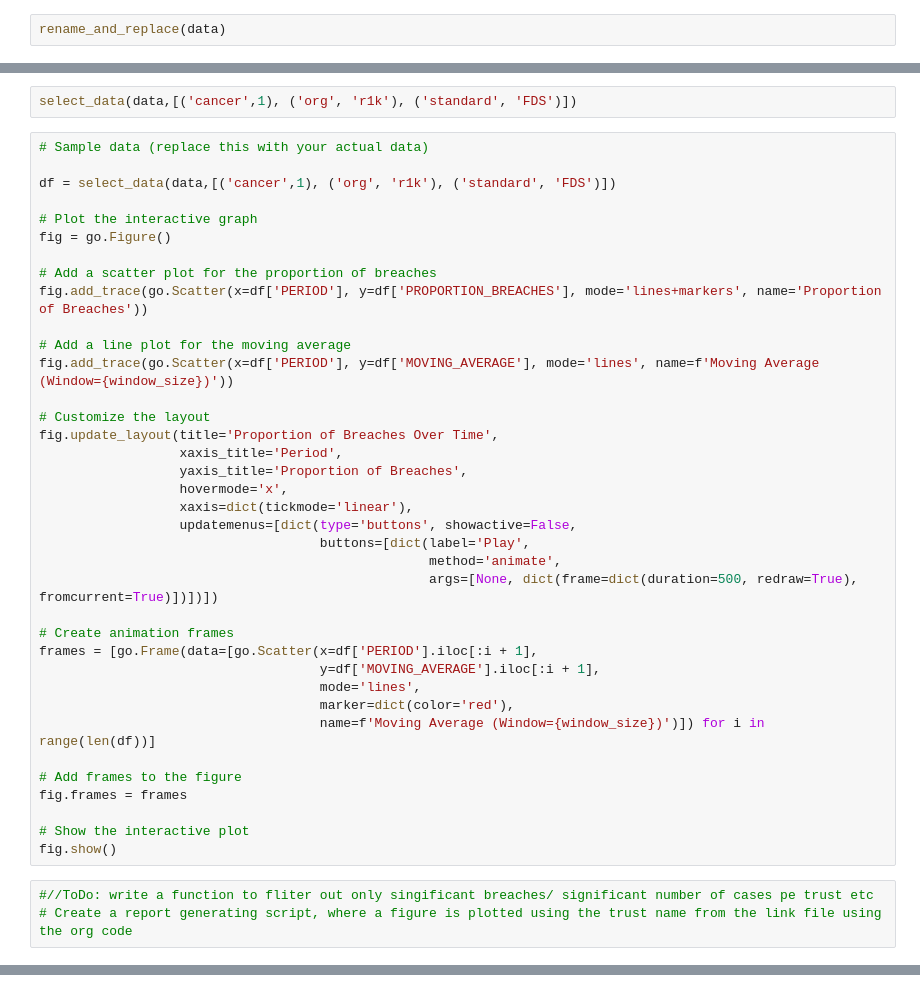
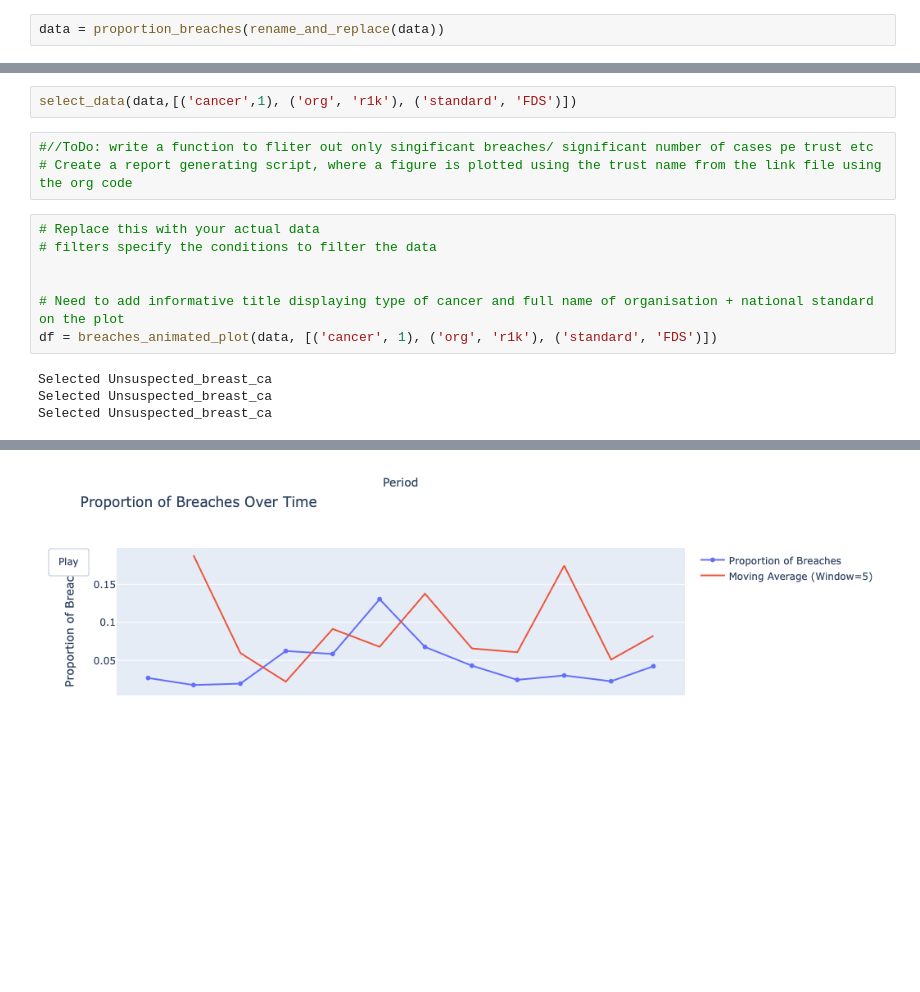
Before and after one commit to ploginovic/hpdm139_A2, a Jupyter notebook: canseer/workstation_21stDec.ipynb, the cells around one changed output, grey strips where cells are left out. Cells and saved outputs as stored; diff of their text form; blank space fills up the shorter version.

Commit message:
Added breaches_animated_plot() function, a plotly interactive plot

```diff
--- a/canseer/workstation_21stDec.ipynb
+++ b/canseer/workstation_21stDec.ipynb
@@ -27,4 +31,4 @@ from data_wrangling import proportion_breaches, rename_and_replace
 # %%
 data = read_cancer_data()
 # %%
-rename_and_replace(data)
+data = proportion_breaches(rename_and_replace(data))
@@ -41,43 +43,17 @@ sns.stripplot(x='PERIOD', y = 'BREACHES', data=select_org(df=data,org_str='R1K')
 sns.lineplot(x='PERIOD', y='BREACHES', data=select_org(data,'R0A').groupby(by='PERIOD').sum())
 # %%
 select_data(data,[('cancer',1), ('org', 'r1k'), ('standard', 'FDS')])
-# %%
-# Sample data (replace this with your actual data)
-
-df = select_data(data,[('cancer',1), ('org', 'r1k'), ('standard', 'FDS')])
-
-# Plot the interactive graph
-fig = go.Figure()
-
-# Add a scatter plot for the proportion of breaches
-fig.add_trace(go.Scatter(x=df['PERIOD'], y=df['PROPORTION_BREACHES'], mode='lines+markers', name='Proportion of Breaches'))
-
-# Add a line plot for the moving average
-fig.add_trace(go.Scatter(x=df['PERIOD'], y=df['MOVING_AVERAGE'], mode='lines', name=f'Moving Average (Window={window_size})'))
-
-# Customize the layout
-fig.update_layout(title='Proportion of Breaches Over Time',
-                  xaxis_title='Period',
-                  yaxis_title='Proportion of Breaches',
-                  hovermode='x',
-                  xaxis=dict(tickmode='linear'),
-                  updatemenus=[dict(type='buttons', showactive=False,
-                                    buttons=[dict(label='Play',
-                                                  method='animate',
-                                                  args=[None, dict(frame=dict(duration=500, redraw=True), fromcurrent=True)])])])
-
-# Create animation frames
-frames = [go.Frame(data=[go.Scatter(x=df['PERIOD'].iloc[:i + 1],
-                                    y=df['MOVING_AVERAGE'].iloc[:i + 1],
-                                    mode='lines',
-                                    marker=dict(color='red'),
-                                    name=f'Moving Average (Window={window_size})')]) for i in range(len(df))]
-
-# Add frames to the figure
-fig.frames = frames
-
-# Show the interactive plot
-fig.show()
 # %%
 #//ToDo: write a function to fliter out only singificant breaches/ significant number of cases pe trust etc
 # Create a report generating script, where a figure is plotted using the trust name from the link file using the org code
+# %%
+# Replace this with your actual data
+# filters specify the conditions to filter the data
+
+
+# Need to add informative title displaying type of cancer and full name of organisation + national standard on the plot
+df = breaches_animated_plot(data, [('cancer', 1), ('org', 'r1k'), ('standard', 'FDS')])
+# %% [output]
+Selected Unsuspected_breast_ca
+Selected Unsuspected_breast_ca
+Selected Unsuspected_breast_ca
@@ -83,0 +61 @@ fig.show()
+[figure, added]
```
Also changed, not shown: parts of 4 cells of this notebook, 1 other file.
